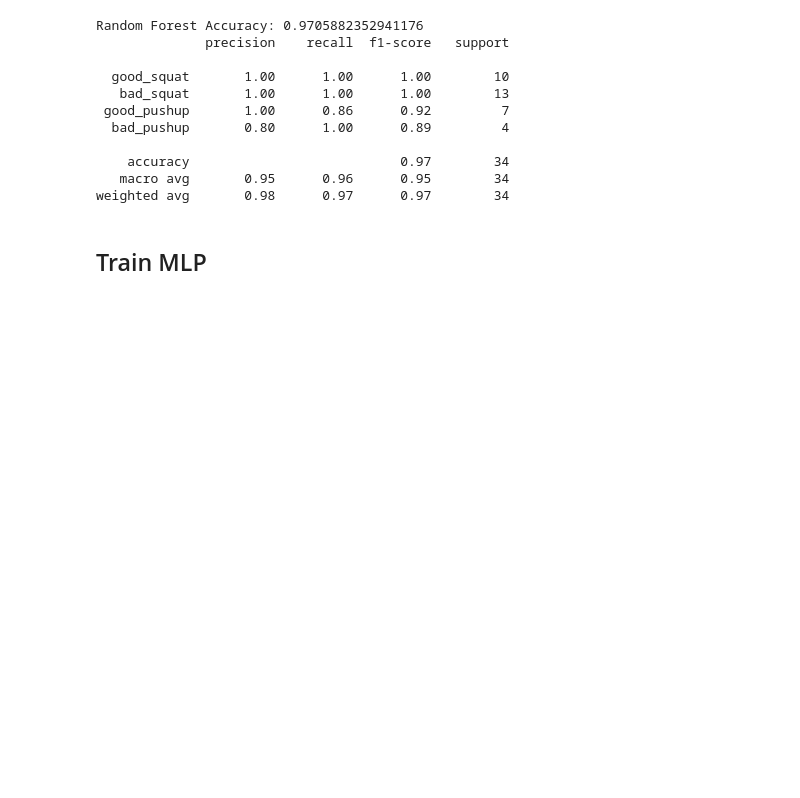
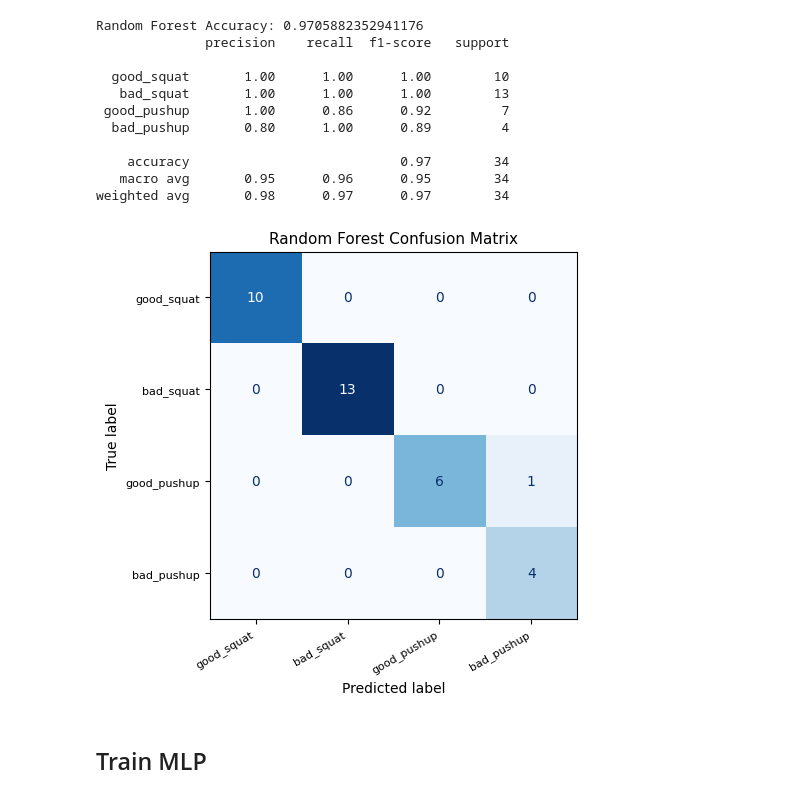
Before and after one commit to Satyabratadas/pose-insight, a Jupyter notebook: models_training.ipynb, the cells around one changed output. Saved outputs shown, nothing was run; the diff lists cells and outputs as text; code cells hidden in the pictures; blank space fills up the shorter version.

Commit message:
add comfusion matrix in training notebook

```diff
--- a/models_training.ipynb
+++ b/models_training.ipynb
@@ -166,6 +166,39 @@ Random Forest Accuracy: 0.9705882352941176
     accuracy                           0.97        34
    macro avg       0.95      0.96      0.95        34
 weighted avg       0.98      0.97      0.97        34
+# %%
+## CONFUSION MATRICES
+
+rf_cm = confusion_matrix(y_val, rf_preds)
+
+disp = ConfusionMatrixDisplay(
+    confusion_matrix=rf_cm,
+    display_labels=list(LABEL_MAP.keys())
+)
+
+fig, ax = plt.subplots(figsize=(5,5))
+
+disp.plot(
+    cmap="Blues",
+    ax=ax,
+    colorbar=False
+)
+
+plt.title("Random Forest Confusion Matrix", fontsize=11)
+plt.xticks(rotation=30, ha="right", fontsize=8)
+plt.yticks(fontsize=8)
+
+plt.tight_layout()
+
+plt.savefig(
+    "/kaggle/working/plots/rf_confusion_matrix_ieee.png",
+    dpi=300,
+    bbox_inches="tight"
+)
+
+plt.show()
+# %% [output]
+[figure, added]
 # %% [markdown]
 ## Train MLP
 # %%
```
Also changed, not shown: parts of 11 cells of this notebook, 4 other files.
